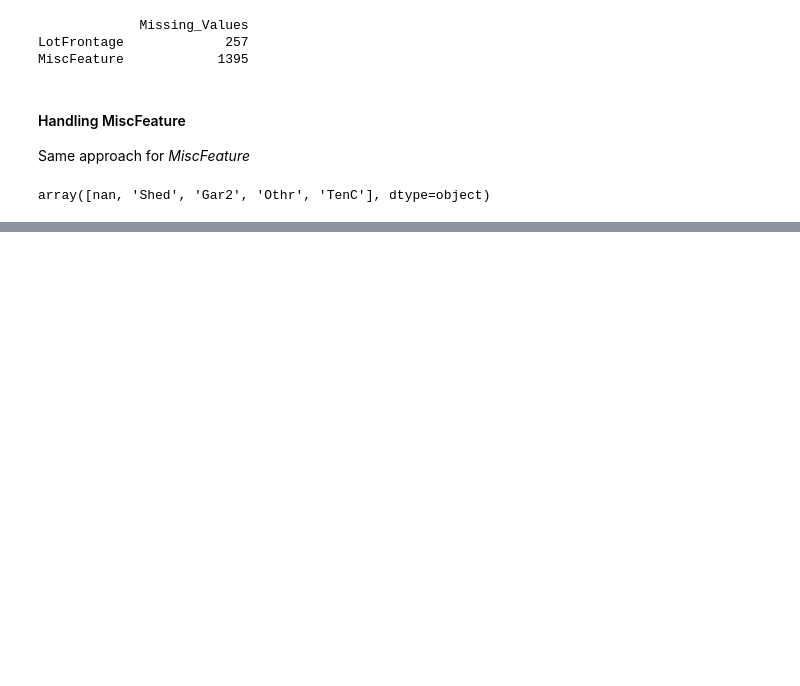
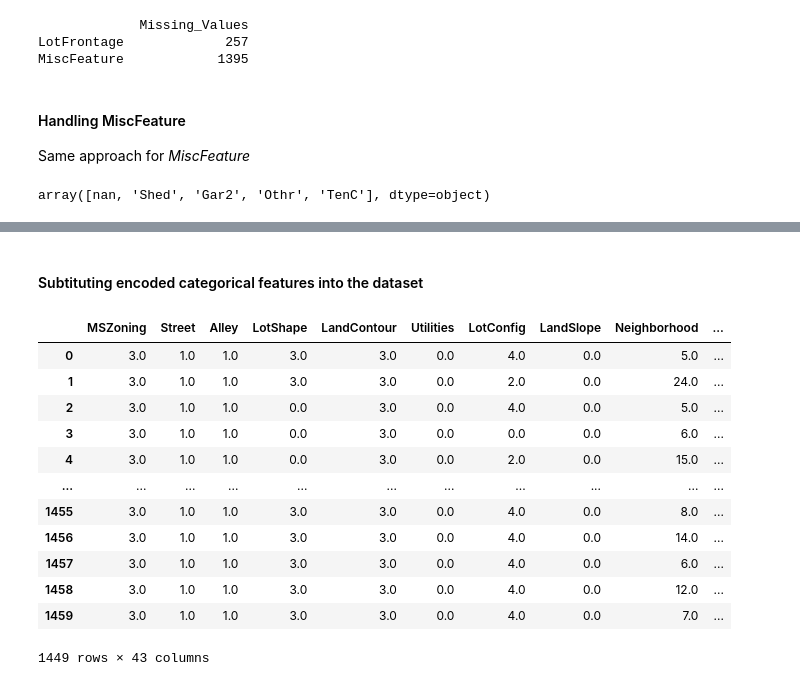
Before and after one commit to petermok-1213/house-price-regression, a Jupyter notebook: ipynb/random_forest_regression.ipynb, the cells around one changed output, grey strips where cells are left out. Saved outputs shown, nothing was run; the diff lists cells and outputs as text; code cells hidden in the pictures; blank space fills up the shorter version.

Commit message:
COMPLETED categorical encoding

```diff
--- a/ipynb/random_forest_regression.ipynb
+++ b/ipynb/random_forest_regression.ipynb
@@ -300,3 +360,10 @@ Same approach for *MiscFeature*
 cleaned_set['MiscFeature'].unique()
 # %% [output]
 array([nan, 'Shed', 'Gar2', 'Othr', 'TenC'], dtype=object)
+# %%
+# Creating a indicator column
+cleaned_set = cleaned_set.assign(MiscFeatureIncluded=training_set['MiscFeature'].notna())
+
+mask = cleaned_set['MiscFeature'].isna()
+cleaned_set.loc[mask, 'MiscFeature'] = 'No_MiscFeature'
+display_missing_values(cleaned_set)
@@ -303,5 +377,5 @@ array([nan, 'Shed', 'Gar2', 'Othr', 'TenC'], dtype=object)
 # %%
-mask = cleaned_set['MiscFeature'].isna()
-cleaned_set.loc[mask, 'MiscFeature'] = 'No_MiscFeature'
+mask = cleaned_set['LotFrontage'].isna()
+cleaned_set.loc[mask, 'LotFrontage'] = 0
 display_missing_values(cleaned_set)
 # %% [output]
@@ -342,0 +389,3 @@ plot
+# %%
+cat_cols = cleaned_set.select_dtypes(include=['object']).columns
+cat_cols
@@ -342,0 +409,5 @@ plot
+# %%
+ord_enc = OrdinalEncoder()
+ord_enc.fit(cleaned_set.loc[:, cat_cols])
+encoded_cat = ord_enc.transform(cleaned_set.loc[:, cat_cols])
+encoded_cat
@@ -342,0 +435,19 @@ plot
+# %% [markdown]
+#### Subtituting encoded categorical features into the dataset
+# %%
+cleaned_set.loc[:, cat_cols] = encoded_cat
+cleaned_set.loc[:, cat_cols]
+# %% [output]
+|  | MSZoning | Street | Alley | LotShape | LandContour | Utilities | LotConfig | LandSlope | Neighborhood | ... |
+| 0 | 3.0 | 1.0 | 1.0 | 3.0 | 3.0 | 0.0 | 4.0 | 0.0 | 5.0 | ... |
+| 1 | 3.0 | 1.0 | 1.0 | 3.0 | 3.0 | 0.0 | 2.0 | 0.0 | 24.0 | ... |
+| 2 | 3.0 | 1.0 | 1.0 | 0.0 | 3.0 | 0.0 | 4.0 | 0.0 | 5.0 | ... |
+| 3 | 3.0 | 1.0 | 1.0 | 0.0 | 3.0 | 0.0 | 0.0 | 0.0 | 6.0 | ... |
+| 4 | 3.0 | 1.0 | 1.0 | 0.0 | 3.0 | 0.0 | 2.0 | 0.0 | 15.0 | ... |
+| ... | ... | ... | ... | ... | ... | ... | ... | ... | ... | ... |
+| 1455 | 3.0 | 1.0 | 1.0 | 3.0 | 3.0 | 0.0 | 4.0 | 0.0 | 8.0 | ... |
+| 1456 | 3.0 | 1.0 | 1.0 | 3.0 | 3.0 | 0.0 | 4.0 | 0.0 | 14.0 | ... |
+| 1457 | 3.0 | 1.0 | 1.0 | 3.0 | 3.0 | 0.0 | 4.0 | 0.0 | 6.0 | ... |
+| 1458 | 3.0 | 1.0 | 1.0 | 3.0 | 3.0 | 0.0 | 4.0 | 0.0 | 12.0 | ... |
+| 1459 | 3.0 | 1.0 | 1.0 | 3.0 | 3.0 | 0.0 | 4.0 | 0.0 | 7.0 | ... |
+1449 rows × 43 columns
```
Also changed, not shown: parts of 21 cells of this notebook.
